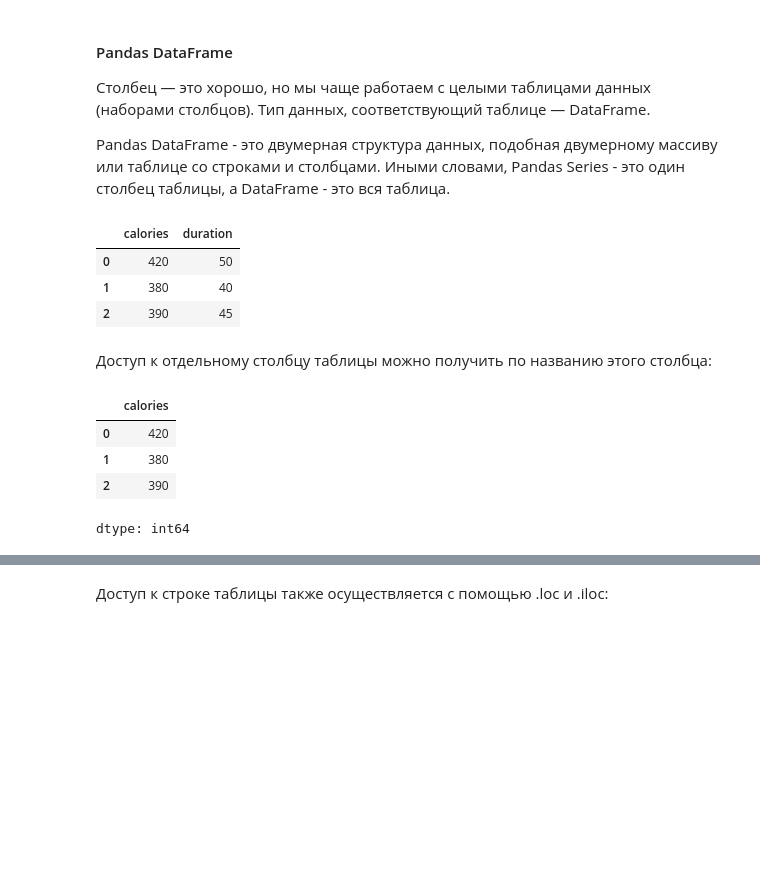
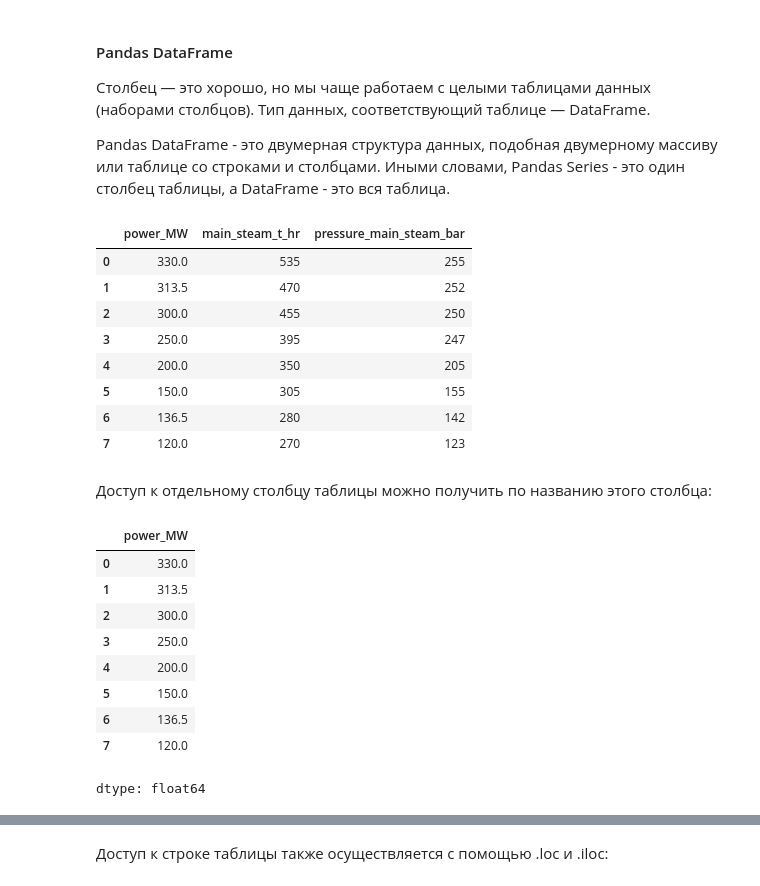
Before and after one commit to ArtyomShabunin/SMOPA, a Jupyter notebook: lesson_1.ipynb, the cells around one changed output, grey strips where cells are left out. Cells and saved outputs as stored; diff of their text form; code cells hidden in the pictures; blank space fills up the shorter version.

```diff
--- a/lesson_1.ipynb
+++ b/lesson_1.ipynb
@@ -171,26 +192,37 @@ dtype: int64
 Pandas DataFrame - это двумерная структура данных, подобная двумерному массиву или таблице со строками и столбцами. Иными словами, Pandas Series - это один столбец таблицы, а DataFrame - это вся таблица.
 # %%
 data = {
-  "calories": [420, 380, 390],
-  "duration": [50, 40, 45]
+    "power_MW": [330, 313.5, 300, 250, 200, 150, 136.5, 120],
+    "main_steam_t_hr": [535, 470, 455, 395, 350, 305, 280, 270],
+    "pressure_main_steam_bar": [255, 252, 250, 247, 205, 155, 142, 123]
 }
 
 # можно создать таблицу из Python Dict
 # keys словаря будут названиями столбцов
 df = pd.DataFrame(data)
 df
 # %% [output]
-|  | calories | duration |
-| 0 | 420 | 50 |
-| 1 | 380 | 40 |
-| 2 | 390 | 45 |
+|  | power_MW | main_steam_t_hr | pressure_main_steam_bar |
+| 0 | 330.0 | 535 | 255 |
+| 1 | 313.5 | 470 | 252 |
+| 2 | 300.0 | 455 | 250 |
+| 3 | 250.0 | 395 | 247 |
+| 4 | 200.0 | 350 | 205 |
+| 5 | 150.0 | 305 | 155 |
+| 6 | 136.5 | 280 | 142 |
+| 7 | 120.0 | 270 | 123 |
 # %% [markdown]
 Доступ к отдельному столбцу таблицы можно получить по названию этого столбца:
 # %%
-df['calories']
+df['power_MW']
 # %% [output]
-|  | calories |
-| 0 | 420 |
-| 1 | 380 |
-| 2 | 390 |
+|  | power_MW |
+| 0 | 330.0 |
+| 1 | 313.5 |
+| 2 | 300.0 |
+| 3 | 250.0 |
+| 4 | 200.0 |
+| 5 | 150.0 |
+| 6 | 136.5 |
+| 7 | 120.0 |
-dtype: int64
+dtype: float64
```
Also changed, not shown: parts of 44 cells of this notebook.
